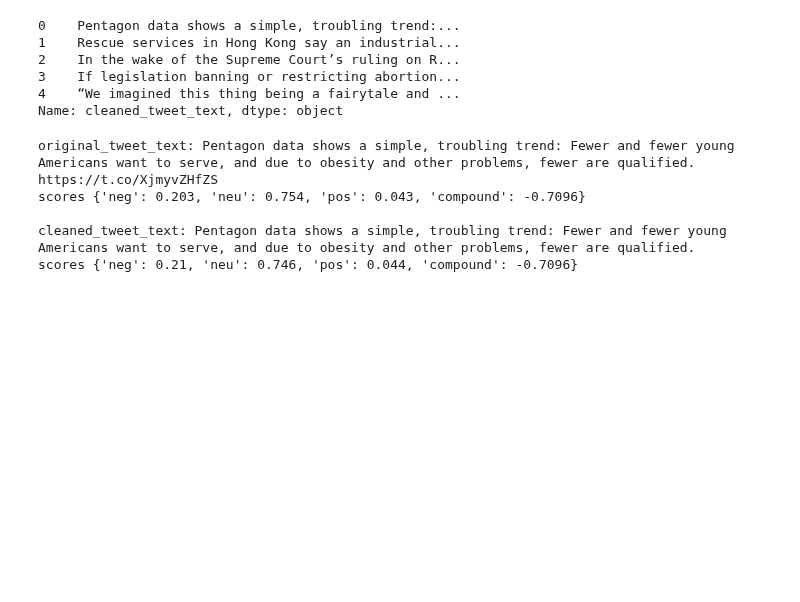
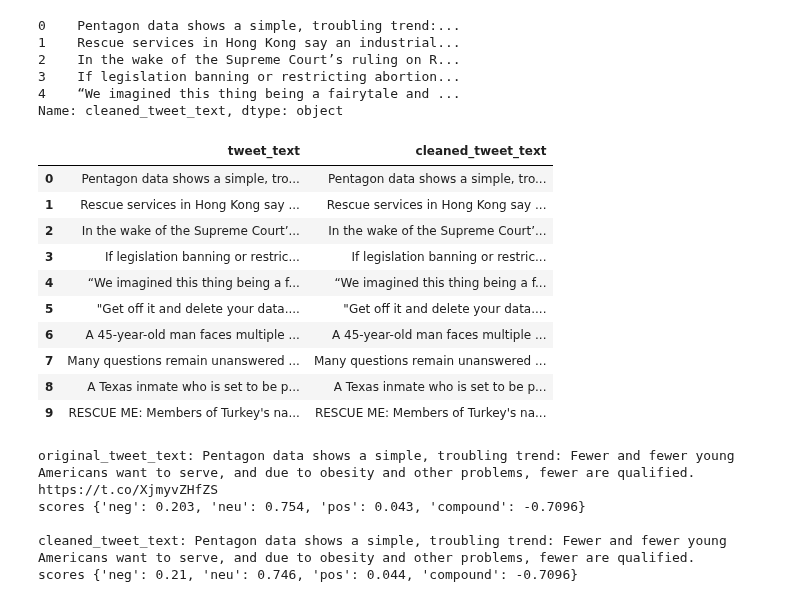
Before and after one commit to katherineskc/data_science_tweets_neutrality, a Jupyter notebook: sentiment_analysis_of_tweets.ipynb, the cells around one changed output. Drawn from its saved outputs; the diff is of its cells as text; code cells hidden in the pictures; blank space fills up the shorter version.

Commit message:
ran analyses on more tweets

```diff
--- a/sentiment_analysis_of_tweets.ipynb
+++ b/sentiment_analysis_of_tweets.ipynb
@@ -144,6 +148,8 @@ def clean_tweets(tweets):
     #remove currency sympols ($£€)
     tweets = np.vectorize(remove_pattern)(tweets, "\p{Sc}")
 
+    tweets = np.vectorize(remove_pattern)(tweets, "[$]")
+
     #remove numbers (httpxxx)
     #tweets = np.vectorize(remove_pattern)(tweets, "\d+")
 
@@ -161,3 +167,18 @@ tweet_data['cleaned_tweet_text'].head()
 3    If legislation banning or restricting abortion...
 4    “We imagined this thing being a fairytale and ...
 Name: cleaned_tweet_text, dtype: object
+# %%
+pd.set_option('display.max_colwidth', None)
+tweet_data[['tweet_text','cleaned_tweet_text']].head(10)
+# %% [output]
+|  | tweet_text | cleaned_tweet_text |
+| 0 | Pentagon data shows a simple, tro... | Pentagon data shows a simple, tro... |
+| 1 | Rescue services in Hong Kong say ... | Rescue services in Hong Kong say ... |
+| 2 | In the wake of the Supreme Court’... | In the wake of the Supreme Court’... |
+| 3 | If legislation banning or restric... | If legislation banning or restric... |
+| 4 | “We imagined this thing being a f... | “We imagined this thing being a f... |
+| 5 | "Get off it and delete your data.... | "Get off it and delete your data.... |
+| 6 | A 45-year-old man faces multiple ... | A 45-year-old man faces multiple ... |
+| 7 | Many questions remain unanswered ... | Many questions remain unanswered ... |
+| 8 | A Texas inmate who is set to be p... | A Texas inmate who is set to be p... |
+| 9 | RESCUE ME: Members of Turkey's na... | RESCUE ME: Members of Turkey's na... |
```
Also changed, not shown: parts of 8 cells of this notebook.
